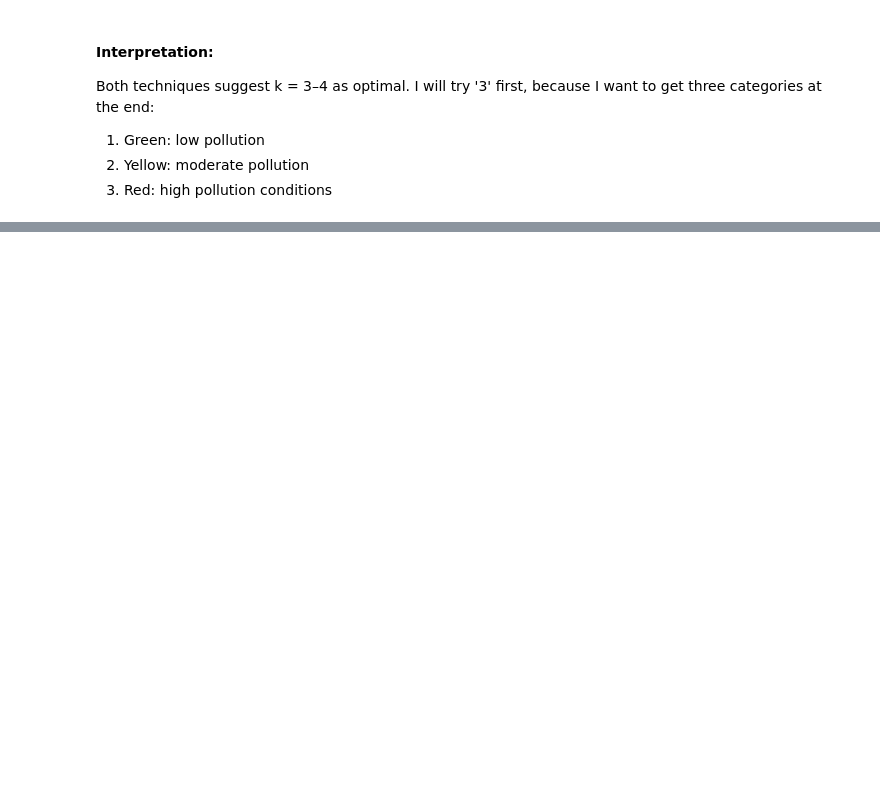
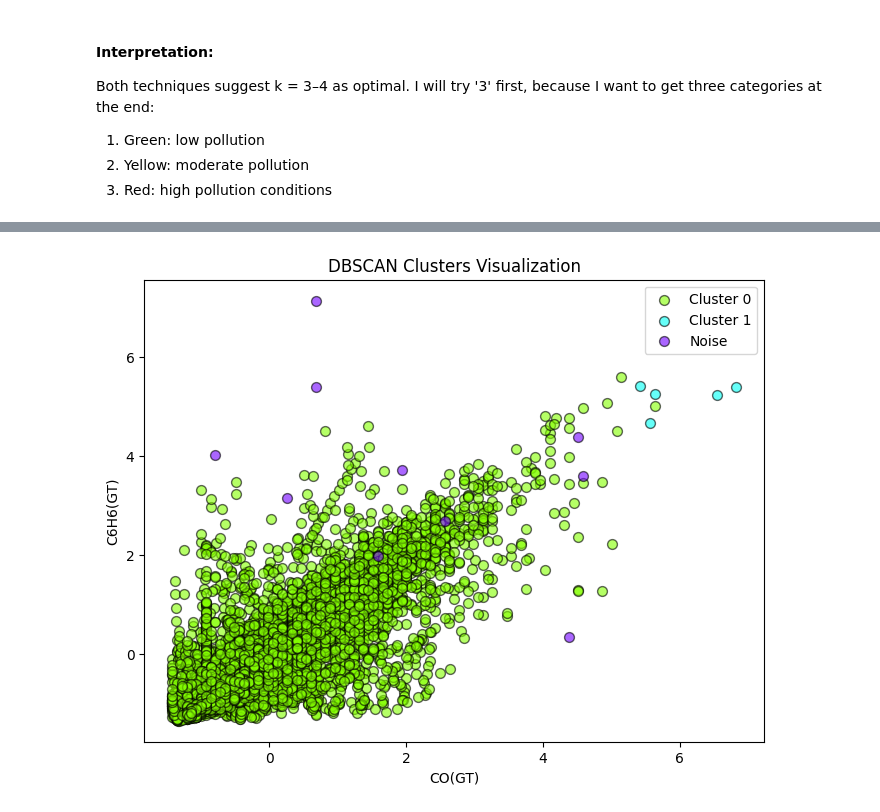
Before and after one commit to sebdied/AIM-capstone-project, a Jupyter notebook: notebooks/03_Modeling.ipynb, the cells around one changed output, grey strips where cells are left out. Drawn from its saved outputs; the diff is of its cells as text; code cells hidden in the pictures; blank space fills up the shorter version.

```diff
--- a/notebooks/03_Modeling.ipynb
+++ b/notebooks/03_Modeling.ipynb
@@ -165,0 +250,41 @@ with open("../models/kmeans_model.pkl", "wb") as f:
+# %%
+# USING BEST VALUES FROM ABOVE
+eps_value = 1.5
+min_samples_value = 4
+
+dbscan = DBSCAN(eps=eps_value, min_samples=min_samples_value)
+clusters = dbscan.fit_predict(X_scaled)
+
+plt.figure(figsize=(8,6))
+
+unique_labels = set(clusters)
+colors = sns.color_palette('hsv', len(unique_labels))
+
+# Feature names from your features list
+feature_x = features[0]
+feature_y = features[1]
+
+for k, col in zip(unique_labels, colors):
+
+    class_member_mask = (clusters == k)
+    xy = X_scaled[class_member_mask]
+
+    label = 'Noise' if k == -1 else f'Cluster {k}'
+
+    plt.scatter(
+        xy.iloc[:,0],   # Feature 1
+        xy.iloc[:,1],   # Feature 2
+        c=[col],
+        label=label,
+        edgecolors='k',
+        s=50,
+        alpha=0.6
+    )
+
+plt.title('DBSCAN Clusters Visualization')
+plt.xlabel(feature_x)
+plt.ylabel(feature_y)
+plt.legend()
+plt.show()
+# %% [output]
+[figure, added]
```
Also changed, not shown: parts of 21 cells of this notebook, 8 other files.
